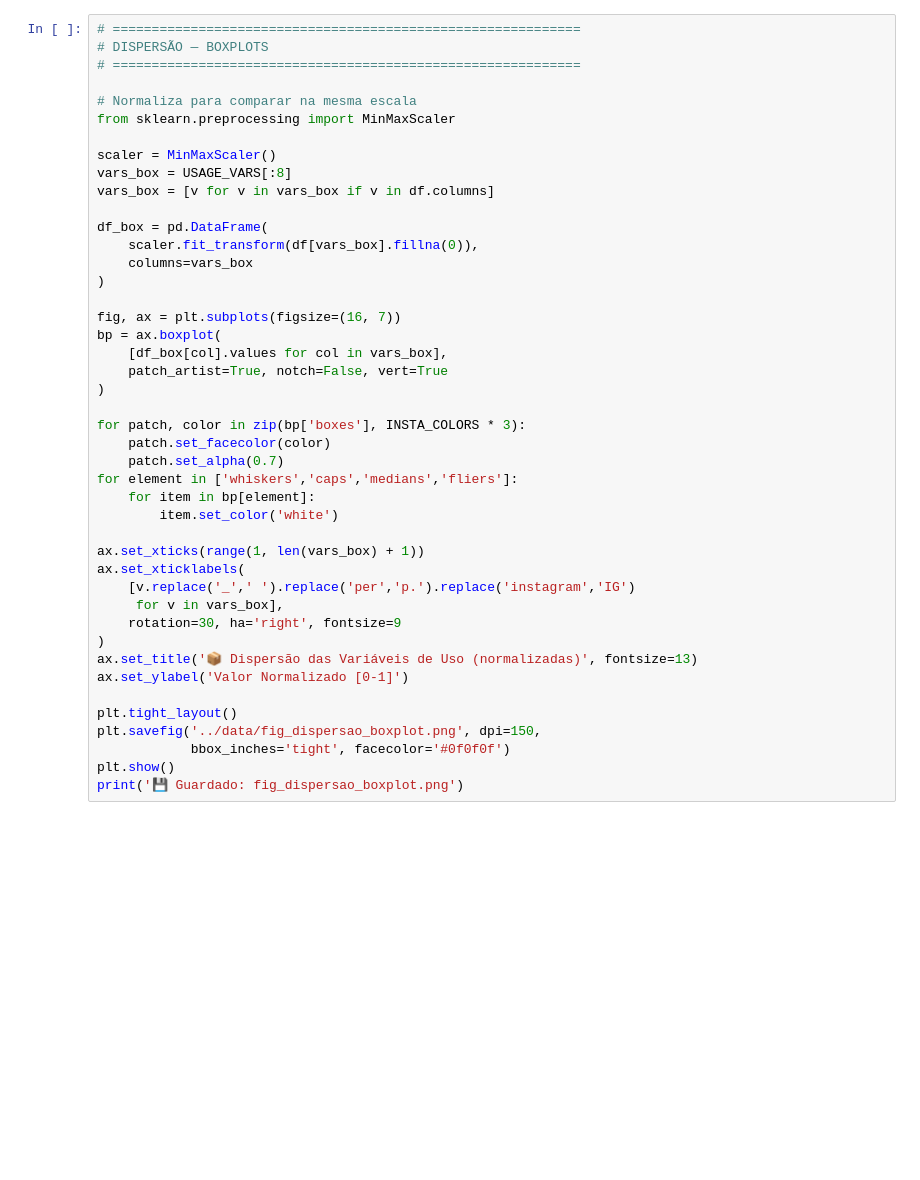
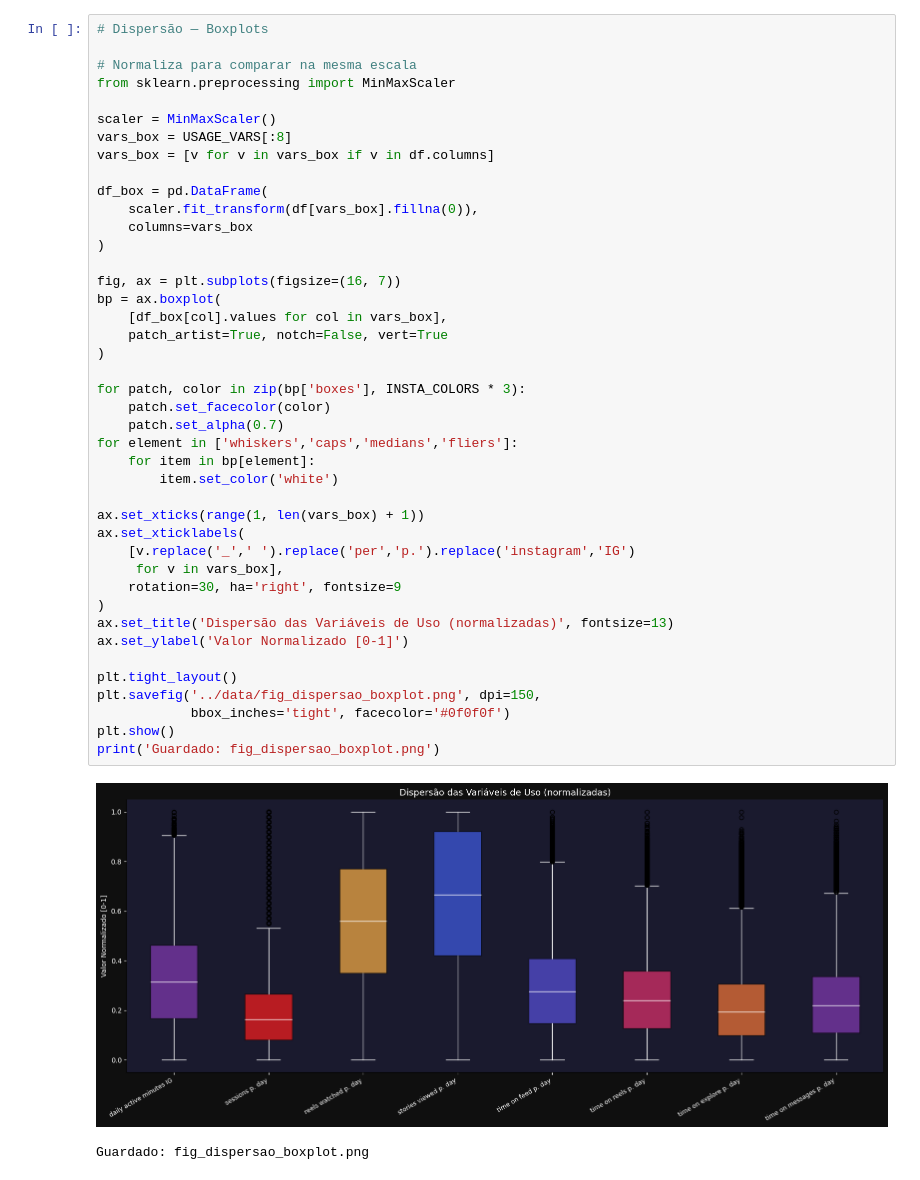
Before and after one commit to Mikael-Braun/LaboratoryOfDataAnalysis, a Jupyter notebook: notebooks/02_numeric_variables.ipynb, the cells around one changed output. Saved outputs shown, nothing was run; the diff lists cells and outputs as text; blank space fills up the shorter version.

```diff
--- a/notebooks/02_numeric_variables.ipynb
+++ b/notebooks/02_numeric_variables.ipynb
@@ -169,7 +239,5 @@ print('💾 Guardado: fig_tendencia_central.png')
 # %%
-# ============================================================
-# DISPERSÃO — BOXPLOTS
-# ============================================================
+# Dispersão — Boxplots
 
 # Normaliza para comparar na mesma escala
 from sklearn.preprocessing import MinMaxScaler
@@ -181,33 +249,36 @@ vars_box = [v for v in vars_box if v in df.columns]
 df_box = pd.DataFrame(
     scaler.fit_transform(df[vars_box].fillna(0)),
     columns=vars_box
 )
 
 fig, ax = plt.subplots(figsize=(16, 7))
 bp = ax.boxplot(
     [df_box[col].values for col in vars_box],
     patch_artist=True, notch=False, vert=True
 )
 
 for patch, color in zip(bp['boxes'], INSTA_COLORS * 3):
     patch.set_facecolor(color)
     patch.set_alpha(0.7)
 for element in ['whiskers','caps','medians','fliers']:
     for item in bp[element]:
         item.set_color('white')
 
 ax.set_xticks(range(1, len(vars_box) + 1))
 ax.set_xticklabels(
     [v.replace('_',' ').replace('per','p.').replace('instagram','IG')
      for v in vars_box],
     rotation=30, ha='right', fontsize=9
 )
-ax.set_title('📦 Dispersão das Variáveis de Uso (normalizadas)', fontsize=13)
+ax.set_title('Dispersão das Variáveis de Uso (normalizadas)', fontsize=13)
 ax.set_ylabel('Valor Normalizado [0-1]')
 
 plt.tight_layout()
 plt.savefig('../data/fig_dispersao_boxplot.png', dpi=150,
             bbox_inches='tight', facecolor='#0f0f0f')
 plt.show()
-print('💾 Guardado: fig_dispersao_boxplot.png')
+print('Guardado: fig_dispersao_boxplot.png')
+# %% [output]
+[figure, added]
+Guardado: fig_dispersao_boxplot.png
 # %%
```
Also changed, not shown: parts of 10 cells of this notebook, 13 other files.
